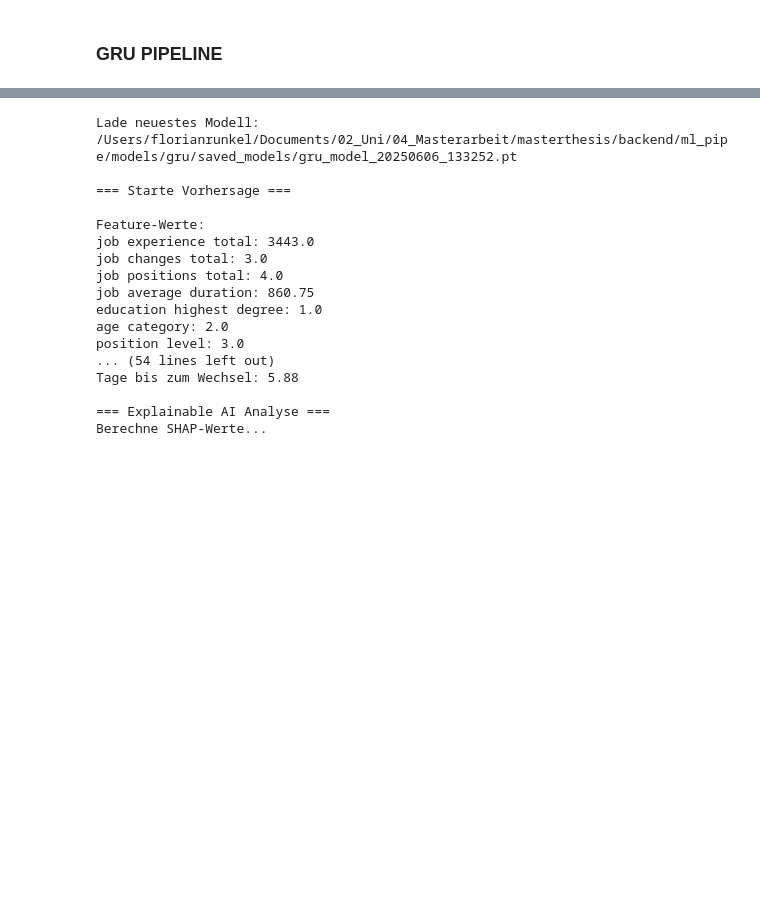
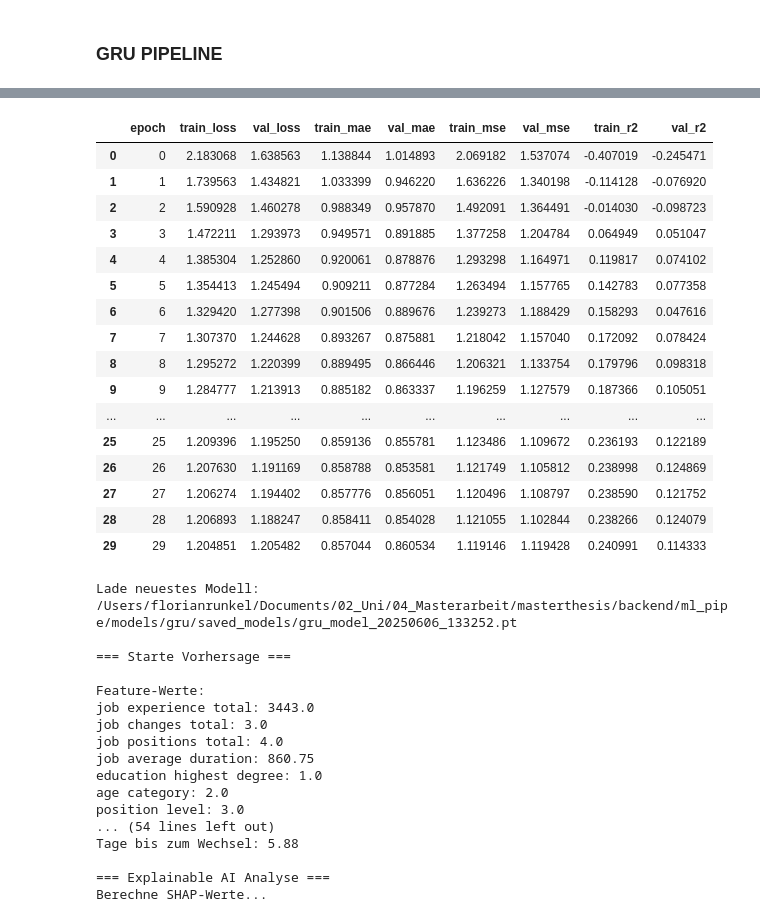
Before and after one commit to FlorianRunkel/masterthesis, a Jupyter notebook: backend/ml_pipe/models/gru/pipeline_gru.ipynb, the cells around one changed output, grey strips where cells are left out. Drawn from its saved outputs; the diff is of its cells as text; code cells hidden in the pictures; blank space fills up the shorter version.

```diff
--- a/backend/ml_pipe/models/gru/pipeline_gru.ipynb
+++ b/backend/ml_pipe/models/gru/pipeline_gru.ipynb
@@ -211,0 +212,56 @@ plt.show()
+# %%
+def get_final_scores(csv_path):
+    import pandas as pd
+
+    # CSV laden
+    df = pd.read_csv(csv_path)
+
+    # Metriken pro Epoch zusammenfassen
+    epoch_summary = []
+    for epoch in df['epoch'].unique():
+        epoch_data = df[df['epoch'] == epoch]
+
+        # Trainings-Metriken
+        train_data = epoch_data[epoch_data['train_loss'].notna()]
+        # Validierungs-Metriken
+        val_data = epoch_data[epoch_data['val_loss'].notna()]
+
+        if not train_data.empty and not val_data.empty:
+            summary = {
+                'epoch': epoch,
+                'train_loss': train_data['train_loss'].iloc[0],
+                'val_loss': val_data['val_loss'].iloc[0],
+                'train_mae': train_data['train_mae'].iloc[0],
+                'val_mae': val_data['val_mae'].iloc[0],
+                'train_mse': train_data['train_mse'].iloc[0],
+                'val_mse': val_data['val_mse'].iloc[0],
+                'train_r2': train_data['train_r2'].iloc[0],
+                'val_r2': val_data['val_r2'].iloc[0]
+            }
+            epoch_summary.append(summary)
+
+    summary_df = pd.DataFrame(epoch_summary)
+
+    # Letzte Werte
+    final = summary_df.iloc[-1]
+    print(f"Finale Scores (Epoch {final['epoch']:.0f}):")
+    print(f"Train Loss: {final['train_loss']:.4f}")
+    print(f"Val Loss:   {final['val_loss']:.4f}")
+    print(f"Train MAE:  {final['train_mae']:.4f}")
+    print(f"Val MAE:    {final['val_mae']:.4f}")
+    print(f"Train MSE:  {final['train_mse']:.4f}")
+    print(f"Val MSE:    {final['val_mse']:.4f}")
+    print(f"Train R²:   {final['train_r2']:.4f}")
+    print(f"Val R²:     {final['val_r2']:.4f}")
+
+    # Beste Werte
+    best_val_loss = summary_df.loc[summary_df['val_loss'].idxmin()]
+    best_val_r2 = summary_df.loc[summary_df['val_r2'].idxmax()]
+
+    print(f"\nBeste Val Loss: {best_val_loss['val_loss']:.4f} (Epoch {best_val_loss['epoch']:.0f})")
+    print(f"Beste Val R²:   {best_val_r2['val_r2']:.4f} (Epoch {best_val_r2['epoch']:.0f})")
+
+    return summary_df
+
+get_final_scores("/Users/florianrunkel/Documents/02_Uni/04_Masterarbeit/masterthesis/backend/ml_pipe/models/gru/lightning_logs/gru_training/version_39/metrics.csv")
+# %% [output]
@@ -212,3 +280,20 @@ plt.show()
+|  | epoch | train_loss | val_loss | train_mae | val_mae | train_mse | val_mse | train_r2 | val_r2 |
+| 0 | 0 | 2.183068 | 1.638563 | 1.138844 | 1.014893 | 2.069182 | 1.537074 | -0.407019 | -0.245471 |
+| 1 | 1 | 1.739563 | 1.434821 | 1.033399 | 0.946220 | 1.636226 | 1.340198 | -0.114128 | -0.076920 |
+| 2 | 2 | 1.590928 | 1.460278 | 0.988349 | 0.957870 | 1.492091 | 1.364491 | -0.014030 | -0.098723 |
+| 3 | 3 | 1.472211 | 1.293973 | 0.949571 | 0.891885 | 1.377258 | 1.204784 | 0.064949 | 0.051047 |
+| 4 | 4 | 1.385304 | 1.252860 | 0.920061 | 0.878876 | 1.293298 | 1.164971 | 0.119817 | 0.074102 |
+| 5 | 5 | 1.354413 | 1.245494 | 0.909211 | 0.877284 | 1.263494 | 1.157765 | 0.142783 | 0.077358 |
+| 6 | 6 | 1.329420 | 1.277398 | 0.901506 | 0.889676 | 1.239273 | 1.188429 | 0.158293 | 0.047616 |
+| 7 | 7 | 1.307370 | 1.244628 | 0.893267 | 0.875881 | 1.218042 | 1.157040 | 0.172092 | 0.078424 |
+| 8 | 8 | 1.295272 | 1.220399 | 0.889495 | 0.866446 | 1.206321 | 1.133754 | 0.179796 | 0.098318 |
+| 9 | 9 | 1.284777 | 1.213913 | 0.885182 | 0.863337 | 1.196259 | 1.127579 | 0.187366 | 0.105051 |
+| ... | ... | ... | ... | ... | ... | ... | ... | ... | ... |
+| 25 | 25 | 1.209396 | 1.195250 | 0.859136 | 0.855781 | 1.123486 | 1.109672 | 0.236193 | 0.122189 |
+| 26 | 26 | 1.207630 | 1.191169 | 0.858788 | 0.853581 | 1.121749 | 1.105812 | 0.238998 | 0.124869 |
+| 27 | 27 | 1.206274 | 1.194402 | 0.857776 | 0.856051 | 1.120496 | 1.108797 | 0.238590 | 0.121752 |
+| 28 | 28 | 1.206893 | 1.188247 | 0.858411 | 0.854028 | 1.121055 | 1.102844 | 0.238266 | 0.124079 |
+| 29 | 29 | 1.204851 | 1.205482 | 0.857044 | 0.860534 | 1.119146 | 1.119428 | 0.240991 | 0.114333 |
 # %%
 import sys
 import json
```
Also changed, not shown: parts of 3 cells of this notebook, 9 other files.
